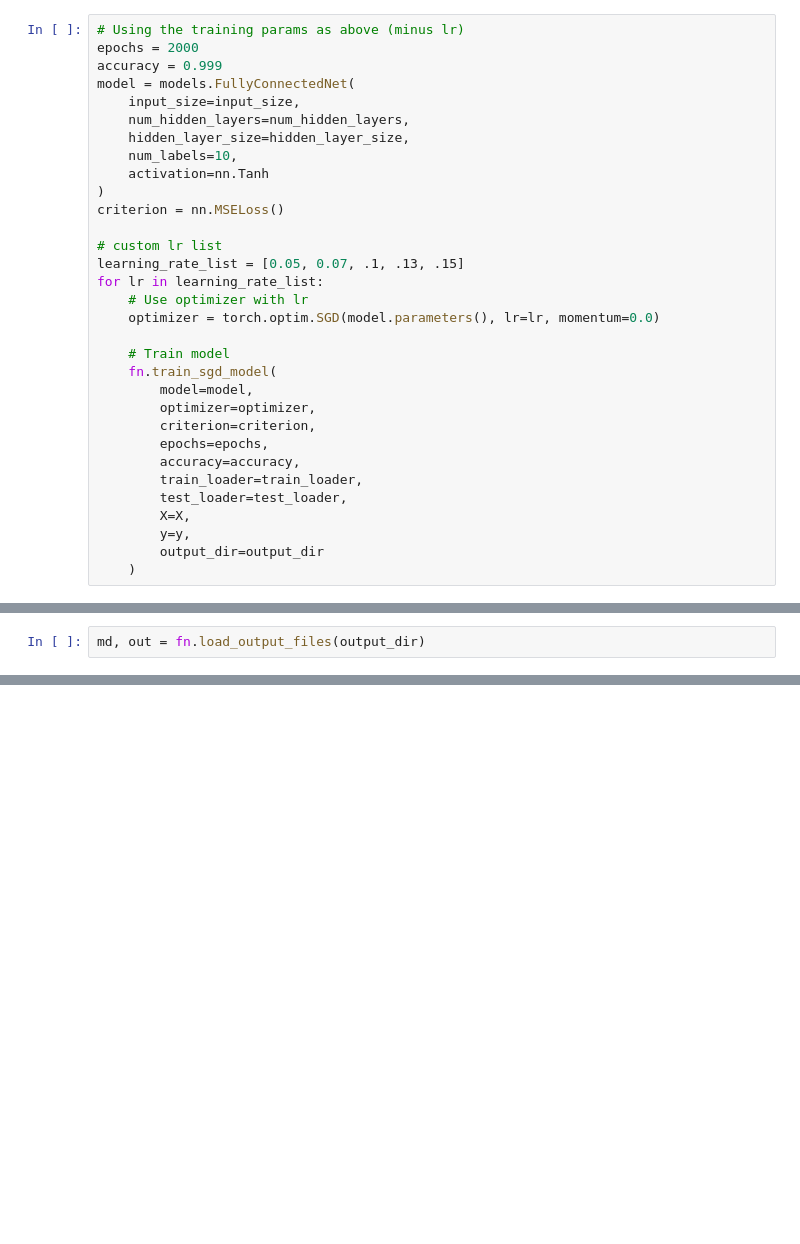
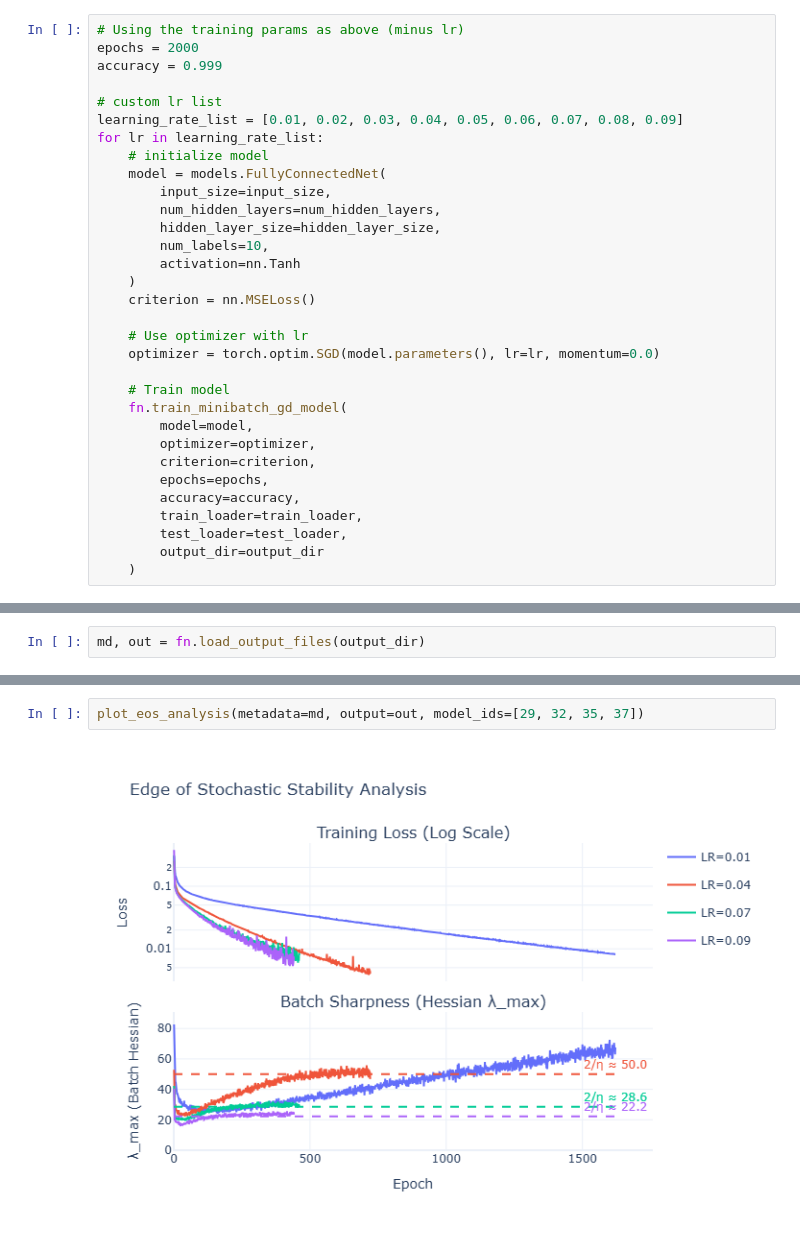
Before and after one commit to mfjacobsen/Investigating-NN-Optimizers, a Jupyter notebook: notebooks/eos_EC.ipynb, the cells around one changed output, grey strips where cells are left out. Drawn from its saved outputs; the diff is of its cells as text; blank space fills up the shorter version.

```diff
--- a/notebooks/eos_EC.ipynb
+++ b/notebooks/eos_EC.ipynb
@@ -174,23 +165,25 @@ plot_accuracy(metadata=md, output=out, model_id=11)
 # Using the training params as above (minus lr)
 epochs = 2000
 accuracy = 0.999
-model = models.FullyConnectedNet(
-    input_size=input_size,
-    num_hidden_layers=num_hidden_layers,
-    hidden_layer_size=hidden_layer_size,
-    num_labels=10,
-    activation=nn.Tanh
-)
-criterion = nn.MSELoss()
 
 # custom lr list
-learning_rate_list = [0.05, 0.07, .1, .13, .15]
+learning_rate_list = [0.01, 0.02, 0.03, 0.04, 0.05, 0.06, 0.07, 0.08, 0.09]
 for lr in learning_rate_list:
+    # initialize model
+    model = models.FullyConnectedNet(
+        input_size=input_size,
+        num_hidden_layers=num_hidden_layers,
+        hidden_layer_size=hidden_layer_size,
+        num_labels=10,
+        activation=nn.Tanh
+    )
+    criterion = nn.MSELoss()
+
     # Use optimizer with lr
     optimizer = torch.optim.SGD(model.parameters(), lr=lr, momentum=0.0)
 
     # Train model
-    fn.train_sgd_model(
+    fn.train_minibatch_gd_model(
         model=model,
         optimizer=optimizer,
         criterion=criterion,
@@ -198,8 +191,6 @@ for lr in learning_rate_list:
         accuracy=accuracy,
         train_loader=train_loader,
         test_loader=test_loader,
-        X=X,
-        y=y,
         output_dir=output_dir
     )
 # %% [output]
@@ -228 +287,5 @@ md, out = fn.load_output_files(output_dir)
+# %%
+plot_eos_analysis(metadata=md, output=out, model_ids=[29, 32, 35, 37])
+# %% [output]
+[figure, added]
 # %%
```
Also changed, not shown: parts of 16 cells of this notebook, 3 other files.
